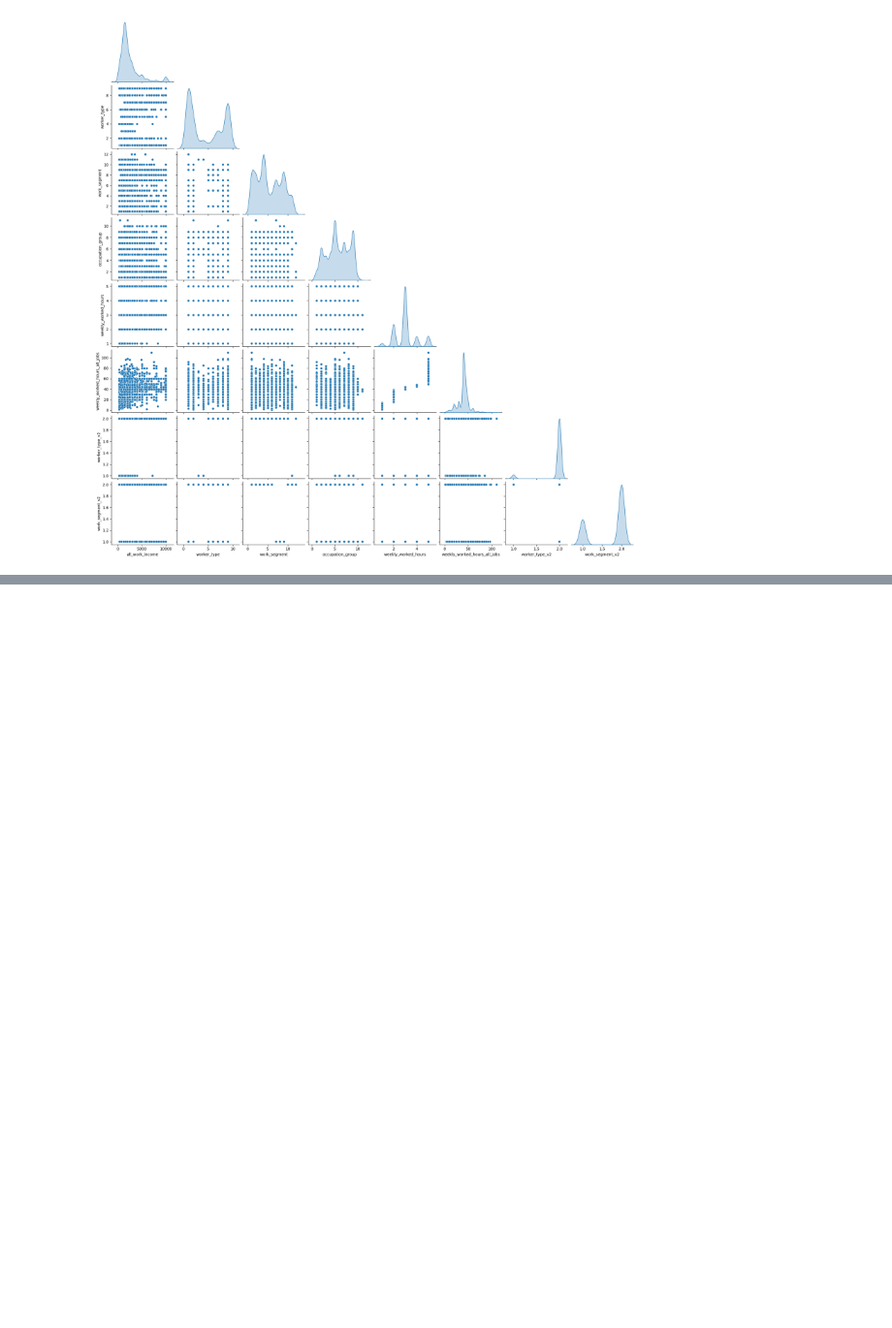
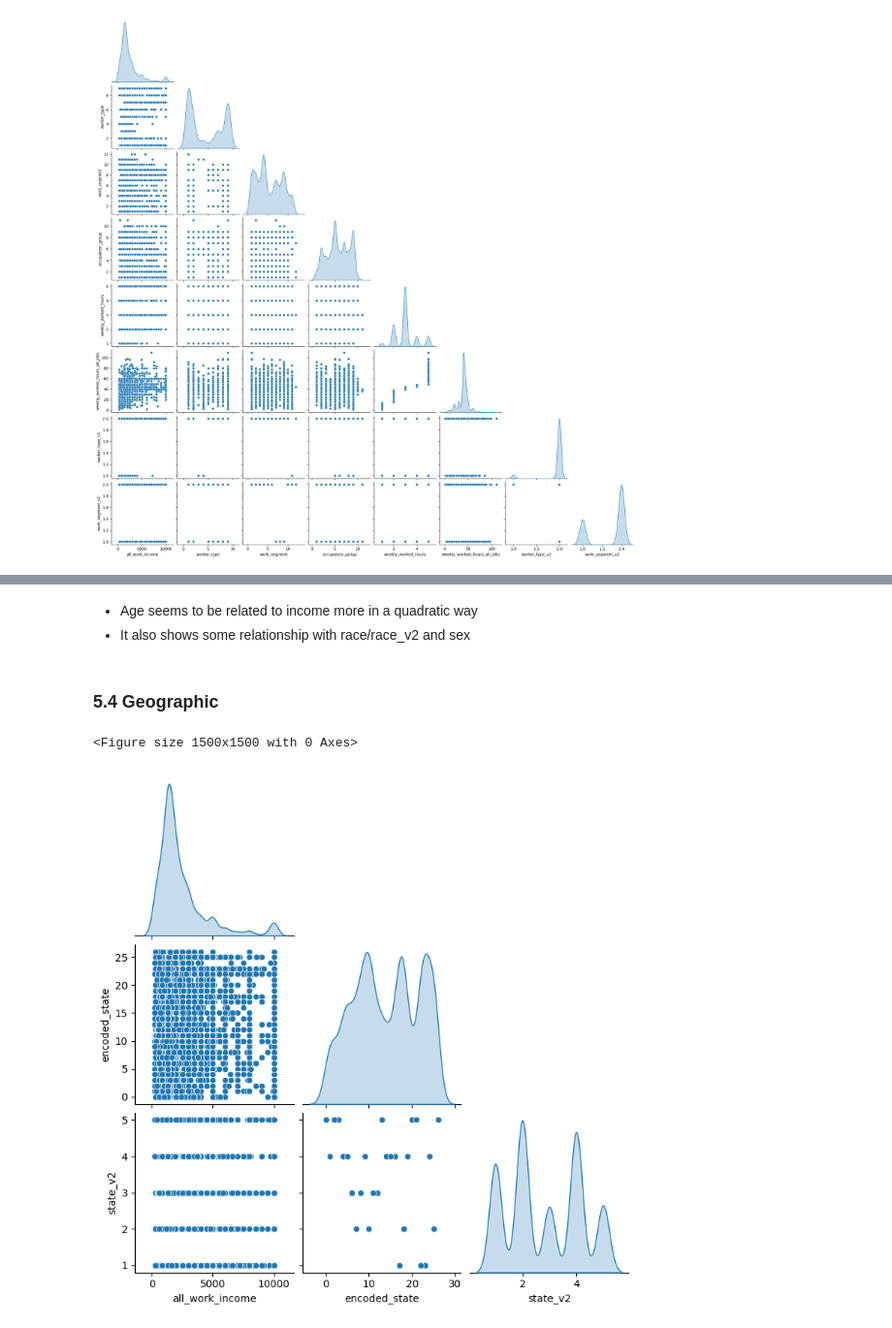
Before and after one commit to viniciussuares/IncomePrediction, a Jupyter notebook: notebooks/eda.ipynb, the cells around one changed output, grey strips where cells are left out. Shown at 97% size. Cells and saved outputs as stored; diff of their text form; code cells hidden in the pictures; blank space fills up the shorter version.

```diff
--- a/notebooks/eda.ipynb
+++ b/notebooks/eda.ipynb
@@ -485,0 +515,17 @@ With this new set of plots and this new sample size, we see:
+# %% [markdown]
+- Age seems to be related to income more in a quadratic way
+- It also shows some relationship with race/race_v2 and sex
+# %% [markdown]
+### 5.4 Geographic
+# %%
+# Separating in a geographic list
+geographic = ['encoded_state', 'state_v2']
+
+# shows pairplot
+utils.show_pairplot(
+    df=df_sample,
+    selected_columns=geographic
+)
+# %% [output]
+<Figure size 1500x1500 with 0 Axes>
+[figure, added]
```
Also changed, not shown: parts of 18 cells of this notebook, 2 other files.
